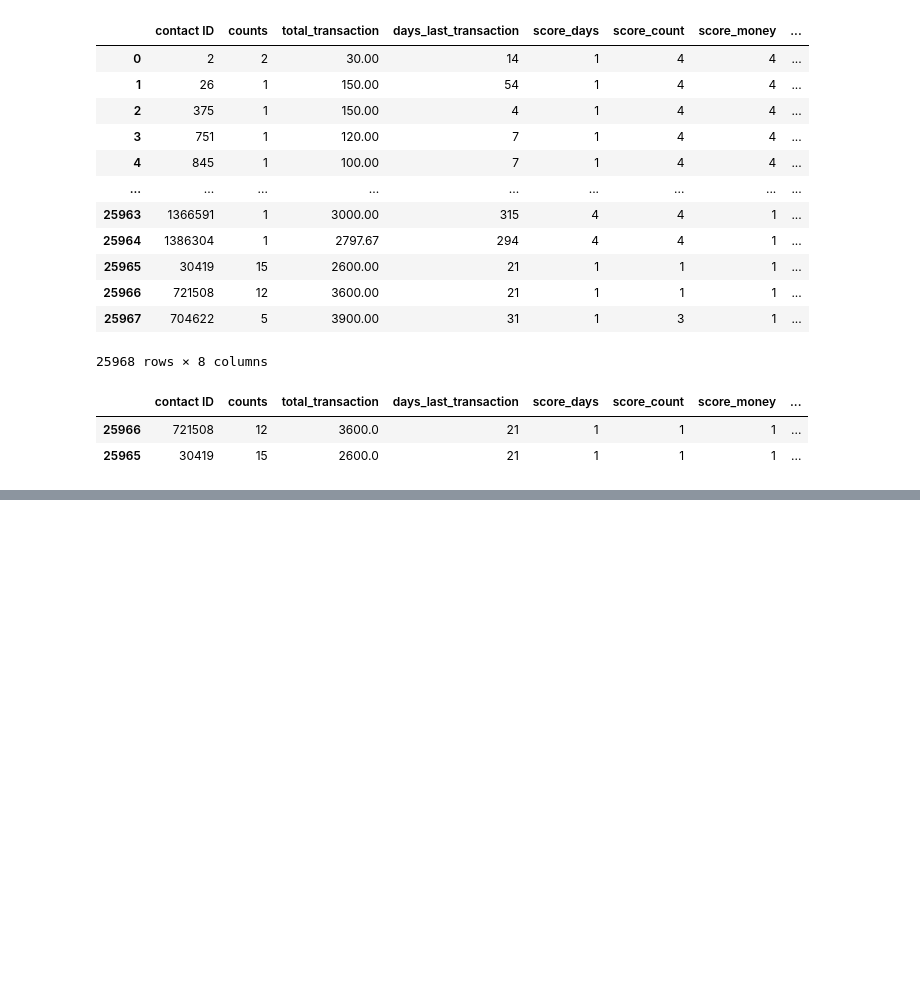
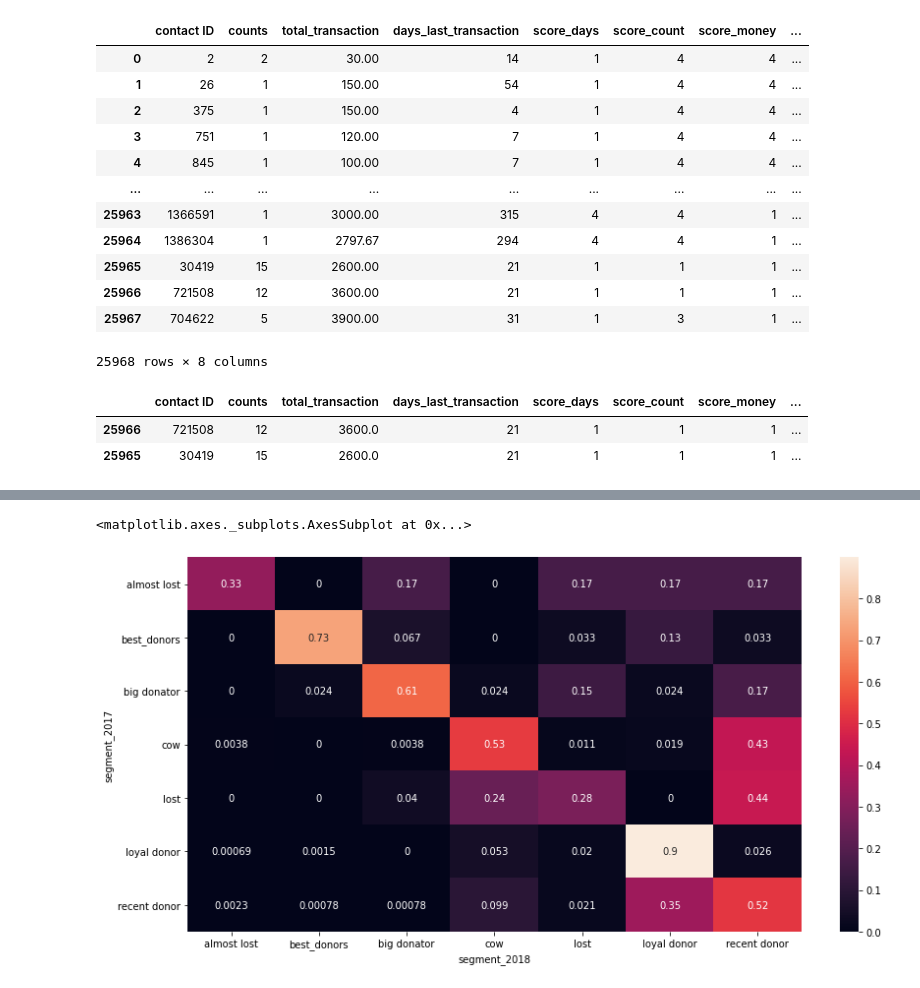
Before and after one commit to mnasini/ekimetrics-, a Jupyter notebook: ekimetrics.ipynb, the cells around one changed output, grey strips where cells are left out. Saved outputs shown, nothing was run; the diff lists cells and outputs as text; code cells hidden in the pictures; blank space fills up the shorter version.

```diff
--- a/ekimetrics.ipynb
+++ b/ekimetrics.ipynb
@@ -1700,0 +1740,2 @@ matrix2018[matrix2018["segment"]=="best_donors"]
+# %%
+merged_states=merged_states.rename(columns={"segment_x":"segment_2017","segment_y":"segment_2018"})
@@ -1700,0 +1774,2 @@ matrix2018[matrix2018["segment"]=="best_donors"]
+# %%
+occurrencies2017=merged_states.groupby("segment_2017").size().reset_index(name="occurrencies")
@@ -1700,0 +1787,7 @@ matrix2018[matrix2018["segment"]=="best_donors"]
+# %%
+num=len(merged_states)
+trans=merged_states.groupby(["segment_2017","segment_2018"]).size().reset_index(name="probability")
+trans=trans.merge(occurrencies2017,how="inner",left_on="segment_2017",right_on="segment_2017")
+trans["probability"]=trans["probability"]/trans['occurrencies']
+trans=trans.drop(columns=["occurrencies"])
+trans
@@ -1700,0 +1812,2 @@ matrix2018[matrix2018["segment"]=="best_donors"]
+# %%
+transition_matrix=trans.pivot(index='segment_2017', columns='segment_2018', values='probability').fillna(0)
@@ -1700,0 +1826,8 @@ matrix2018[matrix2018["segment"]=="best_donors"]
+# %%
+import seaborn as sns
+from matplotlib import pyplot
+fig, ax1 = pyplot.subplots(figsize=(14,7))
+sns.heatmap(transition_matrix,annot=True,ax=ax1)
+# %% [output]
+<matplotlib.axes._subplots.AxesSubplot at 0x...>
+[figure, added]
```
Also changed, not shown: parts of 55 cells of this notebook.
